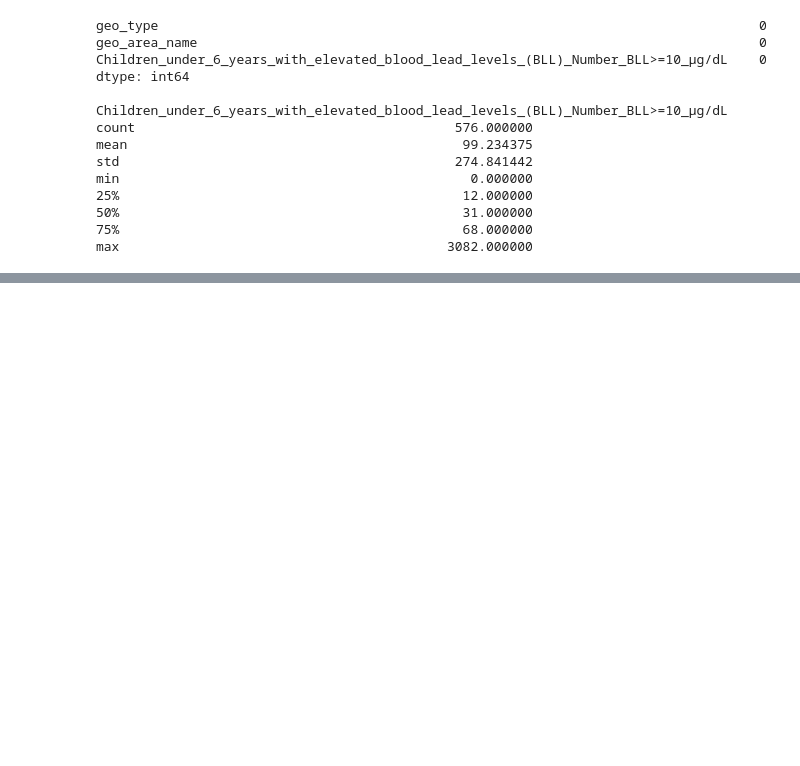
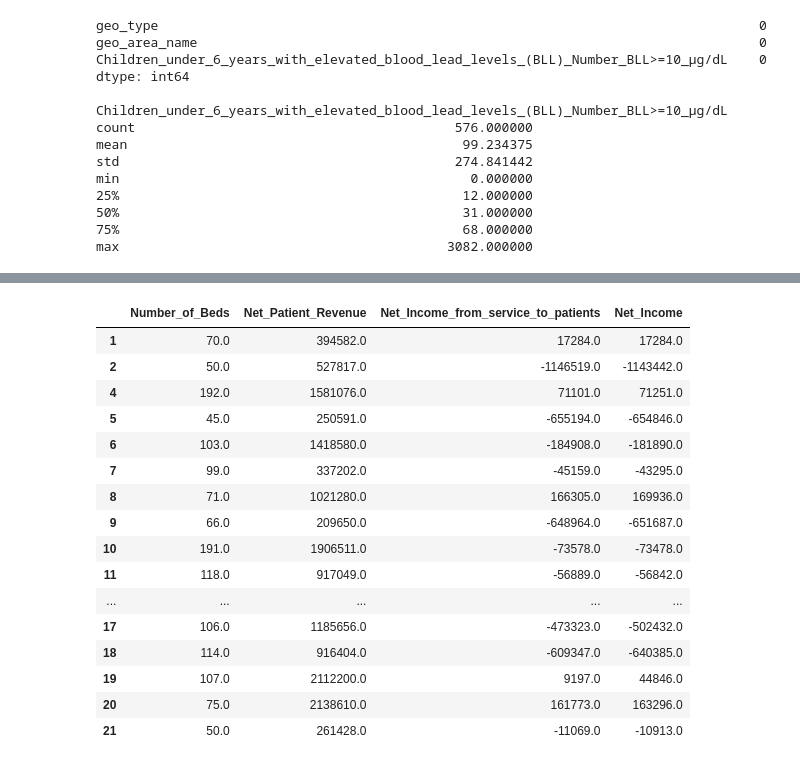
Before and after one commit to alexandra-hidalgo/datasci_5_statistics-, a Jupyter notebook: datasci_5_statistics_python.ipynb, the cells around one changed output, grey strips where cells are left out. Cells and saved outputs as stored; diff of their text form; code cells hidden in the pictures; blank space fills up the shorter version.

```diff
--- a/datasci_5_statistics_python.ipynb
+++ b/datasci_5_statistics_python.ipynb
@@ -264,0 +299,4 @@ max                                          3082.000000
+# %%
+# Clearing columns names
+SNF.columns = SNF.columns.str.replace(' ', '_')
+SNF.columns
@@ -264,0 +315,4 @@ max                                          3082.000000
+# %%
+# Removing roas with missing data
+SNF = SNF.dropna()
+SNF
@@ -264,0 +333,4 @@ max                                          3082.000000
+# %%
+## vars of interest: Number of Beds, FTE - Employees on Payroll, Patient Revenue, Outpatient Revenue
+SNF = SNF[['Number_of_Beds', 'Net_Patient_Revenue', 'Net_Income_from_service_to_patients', 'Net_Income']]
+SNF
@@ -264,0 +357,20 @@ max                                          3082.000000
+# %%
+SNF.head(20)
+# %% [output]
+|  | Number_of_Beds | Net_Patient_Revenue | Net_Income_from_service_to_patients | Net_Income |
+| 1 | 70.0 | 394582.0 | 17284.0 | 17284.0 |
+| 2 | 50.0 | 527817.0 | -1146519.0 | -1143442.0 |
+| 4 | 192.0 | 1581076.0 | 71101.0 | 71251.0 |
+| 5 | 45.0 | 250591.0 | -655194.0 | -654846.0 |
+| 6 | 103.0 | 1418580.0 | -184908.0 | -181890.0 |
+| 7 | 99.0 | 337202.0 | -45159.0 | -43295.0 |
+| 8 | 71.0 | 1021280.0 | 166305.0 | 169936.0 |
+| 9 | 66.0 | 209650.0 | -648964.0 | -651687.0 |
+| 10 | 191.0 | 1906511.0 | -73578.0 | -73478.0 |
+| 11 | 118.0 | 917049.0 | -56889.0 | -56842.0 |
+| ... | ... | ... | ... | ... |
+| 17 | 106.0 | 1185656.0 | -473323.0 | -502432.0 |
+| 18 | 114.0 | 916404.0 | -609347.0 | -640385.0 |
+| 19 | 107.0 | 2112200.0 | 9197.0 | 44846.0 |
+| 20 | 75.0 | 2138610.0 | 161773.0 | 163296.0 |
+| 21 | 50.0 | 261428.0 | -11069.0 | -10913.0 |
```
Also changed, not shown: parts of 13 cells of this notebook.
